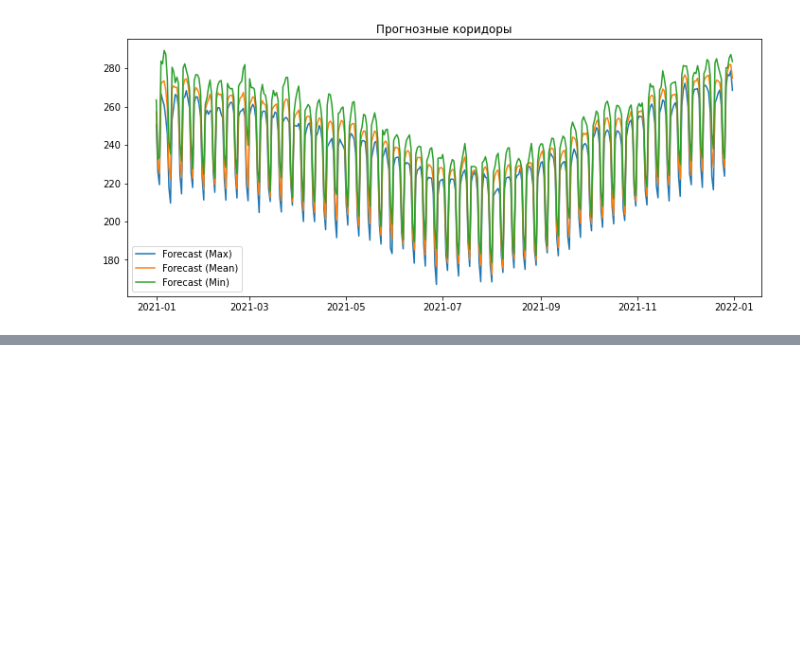
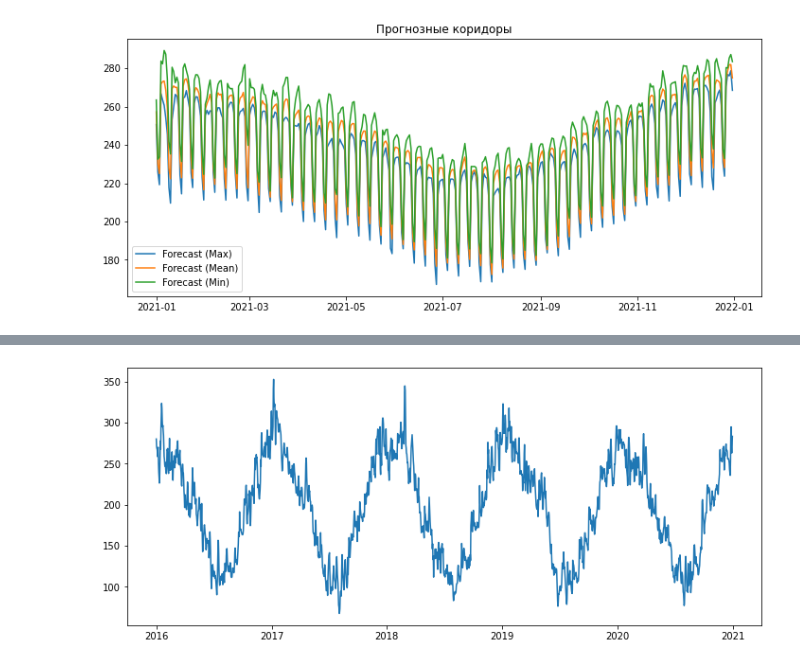
Before and after one commit to endygamedev/university, a Jupyter notebook: 3-course-6-semester/forecasting-methods/4. Exogenous factors/4.1 Task.ipynb, the cells around one changed output, grey strips where cells are left out. Cells and saved outputs as stored; diff of their text form; code cells hidden in the pictures; blank space fills up the shorter version.

```diff
--- a/3-course-6-semester/forecasting-methods/4. Exogenous factors/4.1 Task.ipynb
+++ b/3-course-6-semester/forecasting-methods/4. Exogenous factors/4.1 Task.ipynb
@@ -98,0 +107,13 @@ plt.show()
+# %%
+X = gas[["Mean temperature"]]
+# %%
+X = sm.add_constant(X)
+# %%
+y = gas["Consumption"]
+# %%
+model = OLS(y, X).fit()
+# %%
+plt.plot(model.fittedvalues)
+plt.show()
+# %% [output]
+[figure, added]
```
Also changed, not shown: parts of 13 cells of this notebook, 3 other files.
